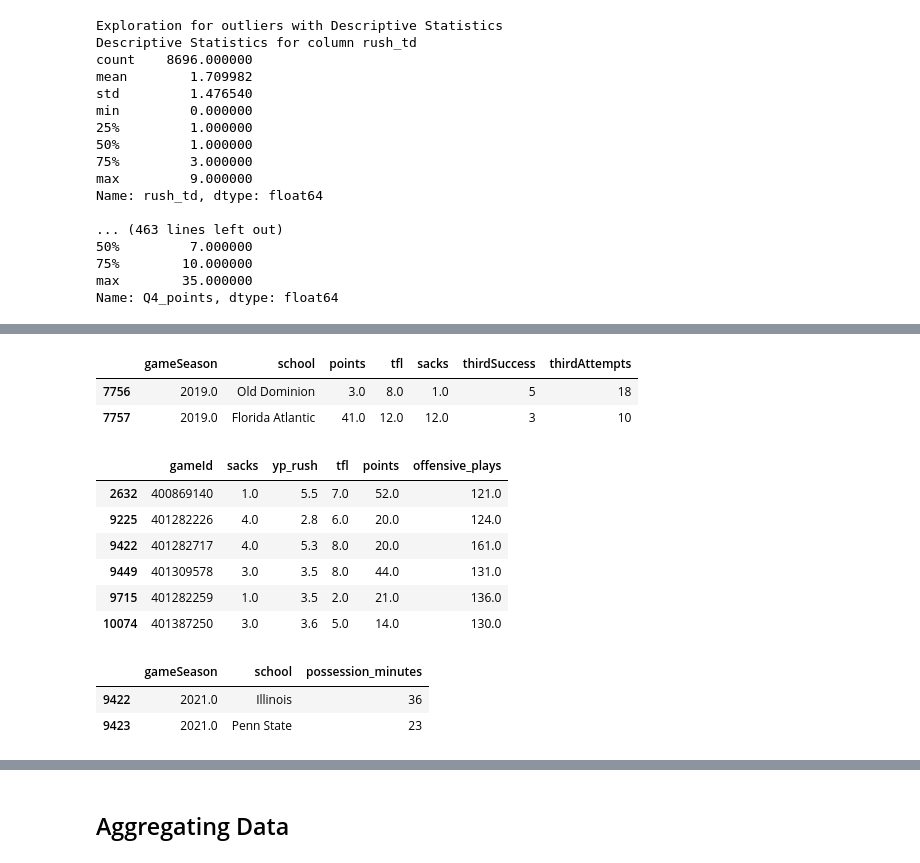
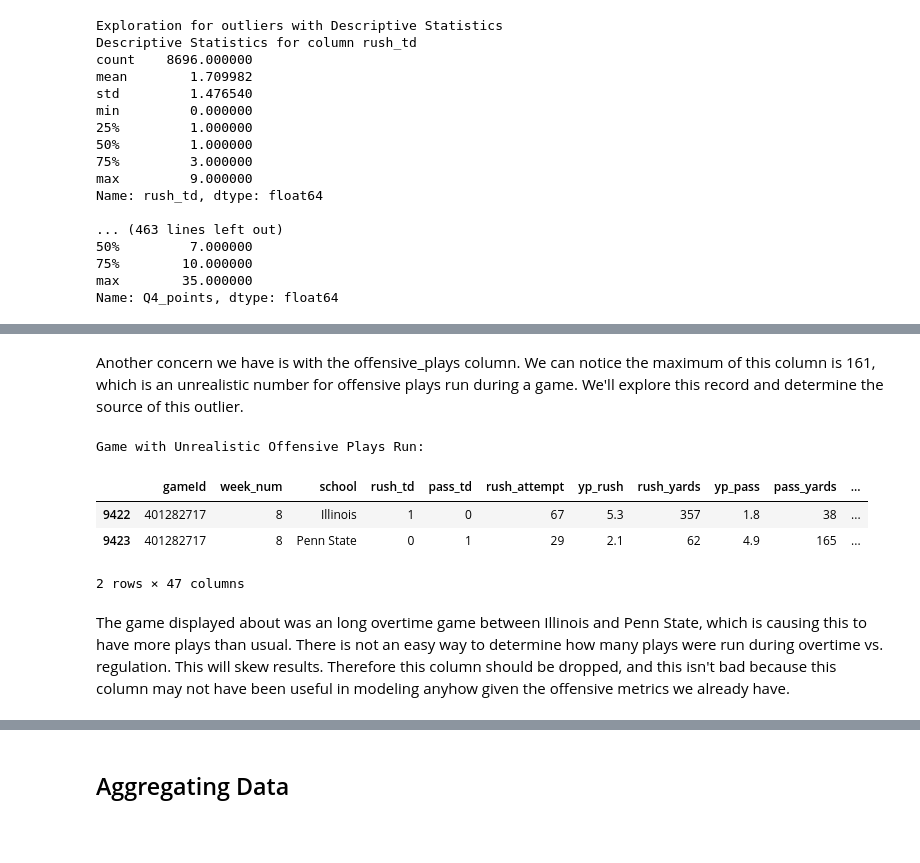
Before and after one commit to btcain4/Bayesian_College_Football, a Jupyter notebook: Data_Wrangle/data_cleaning_eda.ipynb, the cells around one changed output, grey strips where cells are left out. Drawn from its saved outputs; the diff is of its cells as text; code cells hidden in the pictures; blank space fills up the shorter version.

```diff
--- a/Data_Wrangle/data_cleaning_eda.ipynb
+++ b/Data_Wrangle/data_cleaning_eda.ipynb
@@ -847,23 +827,0 @@ joinedDf.loc[joinedDf['sacks']>=10,['gameId','sacks','qb_hurries','tfl','points'
-# %%
-joinedDf.loc[joinedDf['gameId']==401114295,['gameSeason','school','points','tfl','sacks','thirdSuccess','thirdAttempts']]
-# %% [output]
-|  | gameSeason | school | points | tfl | sacks | thirdSuccess | thirdAttempts |
-| 7756 | 2019.0 | Old Dominion | 3.0 | 8.0 | 1.0 | 5 | 18 |
-| 7757 | 2019.0 | Florida Atlantic | 41.0 | 12.0 | 12.0 | 3 | 10 |
-# %%
-##This is again a result of overtime games
-joinedDf.loc[joinedDf['offensive_plays'].astype(int)>=120,['gameId','sacks','yp_rush','tfl','points','offensive_plays']]
-# %% [output]
-|  | gameId | sacks | yp_rush | tfl | points | offensive_plays |
-| 2632 | 400869140 | 1.0 | 5.5 | 7.0 | 52.0 | 121.0 |
-| 9225 | 401282226 | 4.0 | 2.8 | 6.0 | 20.0 | 124.0 |
-| 9422 | 401282717 | 4.0 | 5.3 | 8.0 | 20.0 | 161.0 |
-| 9449 | 401309578 | 3.0 | 3.5 | 8.0 | 44.0 | 131.0 |
-| 9715 | 401282259 | 1.0 | 3.5 | 2.0 | 21.0 | 136.0 |
-| 10074 | 401387250 | 3.0 | 3.6 | 5.0 | 14.0 | 130.0 |
-# %%
-joinedDf.loc[joinedDf['gameId']==401282717,['gameSeason','school','possession_minutes']]
-# %% [output]
-|  | gameSeason | school | possession_minutes |
-| 9422 | 2021.0 | Illinois | 36 |
-| 9423 | 2021.0 | Penn State | 23 |
@@ -869,0 +833,13 @@ joinedDf.loc[joinedDf['gameId']==401282717,['gameSeason','school','possession_mi
+# %% [markdown]
+Another concern we have is with the offensive_plays column. We can notice the maximum of this column is 161, which is an unrealistic number for offensive plays run during a game. We'll explore this record and determine the source of this outlier.
+# %%
+print('Game with Unrealistic Offensive Plays Run:')
+joinedDf[joinedDf['gameId']==401282717]
+# %% [output]
+Game with Unrealistic Offensive Plays Run:
+|  | gameId | week_num | school | rush_td | pass_td | rush_attempt | yp_rush | rush_yards | yp_pass | pass_yards | ... |
+| 9422 | 401282717 | 8 | Illinois | 1 | 0 | 67 | 5.3 | 357 | 1.8 | 38 | ... |
+| 9423 | 401282717 | 8 | Penn State | 0 | 1 | 29 | 2.1 | 62 | 4.9 | 165 | ... |
+2 rows × 47 columns
+# %% [markdown]
+The game displayed about was an long overtime game between Illinois and Penn State, which is causing this to have more plays than usual. There is not an easy way to determine how many plays were run during overtime vs. regulation. This will skew results. Therefore this column should be dropped, and this isn't bad because this column may not have been useful in modeling anyhow given the offensive metrics we already have.
```
Also changed, not shown: parts of 18 cells of this notebook.
